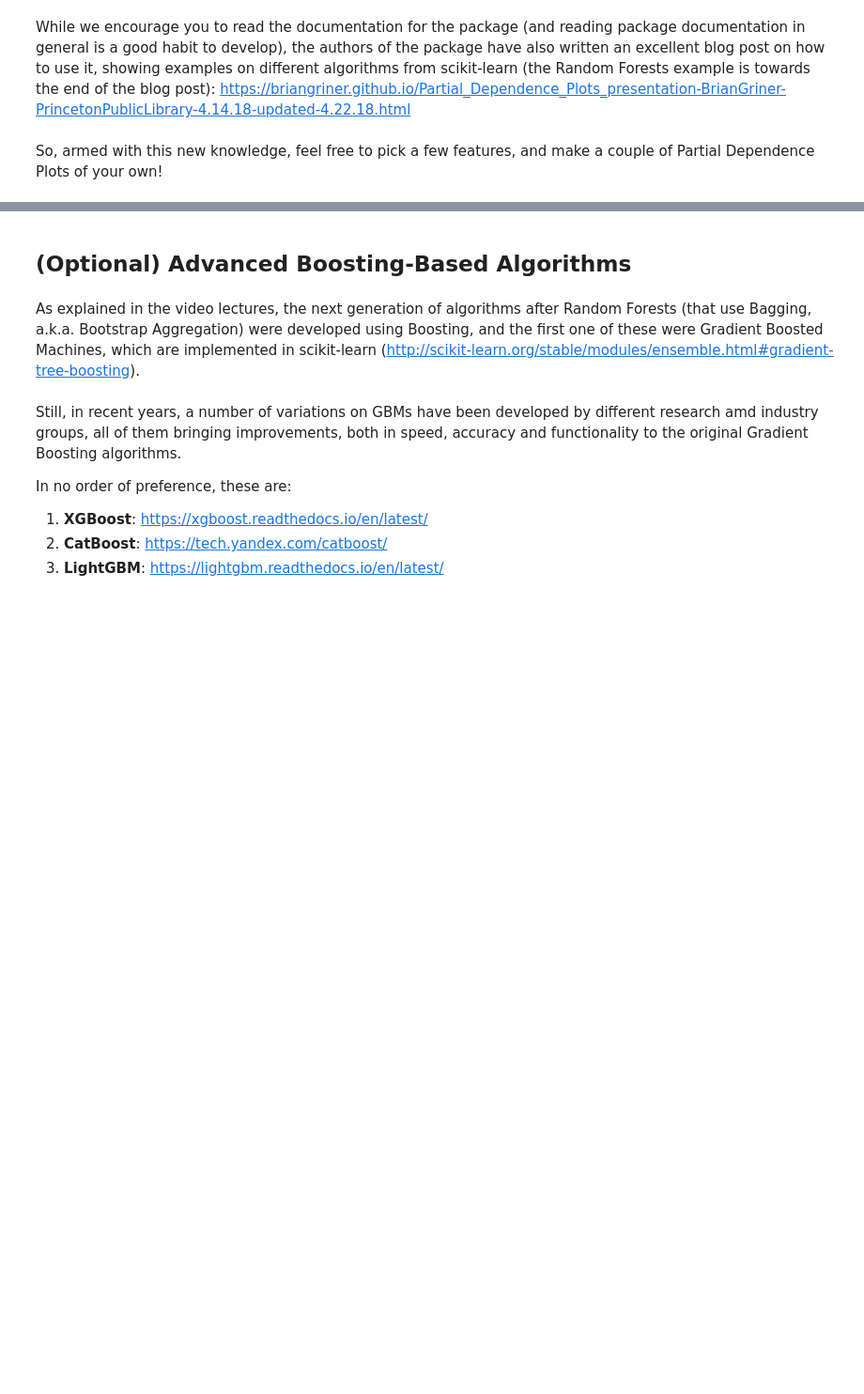
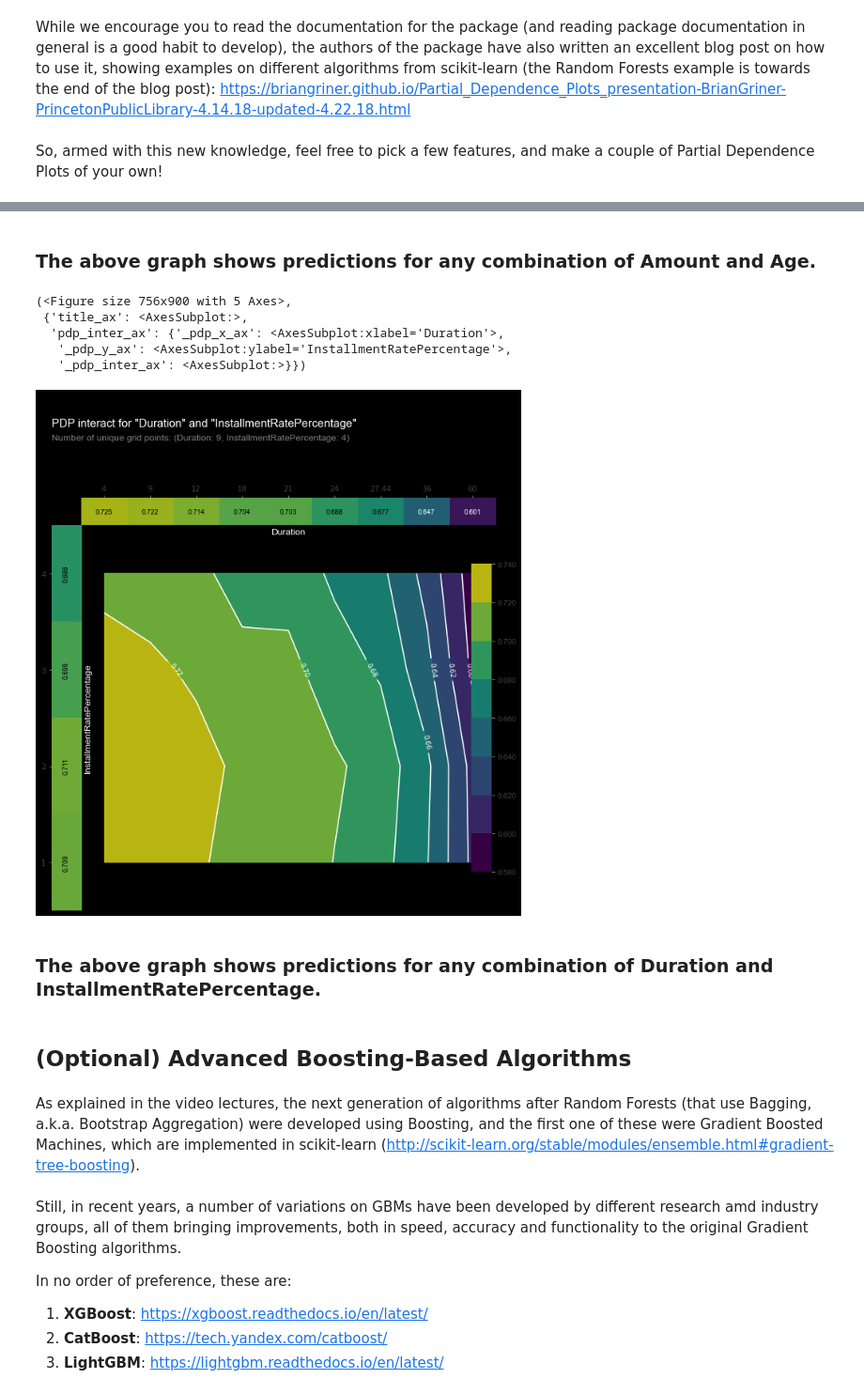
Before and after one commit to llpyyz/mec-mini-projects, a Jupyter notebook: mec-13.5.1-tree-based-algorithms-mini-project/Mini_Project_Tree-Based_Algorithms.ipynb, the cells around one changed output, grey strips where cells are left out. Shown at 94% size. Cells and saved outputs as stored; diff of their text form; code cells hidden in the pictures; blank space fills up the shorter version.

```diff
--- a/mec-13.5.1-tree-based-algorithms-mini-project/Mini_Project_Tree-Based_Algorithms.ipynb
+++ b/mec-13.5.1-tree-based-algorithms-mini-project/Mini_Project_Tree-Based_Algorithms.ipynb
@@ -777,3 +716,21 @@ Consider using the `--user` option or check the permissions.
+# %% [markdown]
+### The above graph shows predictions for any combination of Amount and Age.
+# %%
+pdp_Duration_InstallmentRatePercentage = pdp.pdp_interact(clf_rf, X_train, X.columns, ['Duration', 'InstallmentRatePercentage'])
+pdp.pdp_interact_plot(pdp_interact_out = pdp_Duration_InstallmentRatePercentage,
+                      feature_names = ['Duration', 'InstallmentRatePercentage'],
+                      plot_type='contour',
+                      x_quantile=True,
+                      plot_pdp=True)
+# %% [output]
+(<Figure size 756x900 with 5 Axes>,
+ {'title_ax': <AxesSubplot:>,
+  'pdp_inter_ax': {'_pdp_x_ax': <AxesSubplot:xlabel='Duration'>,
+   '_pdp_y_ax': <AxesSubplot:ylabel='InstallmentRatePercentage'>,
+   '_pdp_inter_ax': <AxesSubplot:>}})
+[figure, added]
+# %% [markdown]
+### The above graph shows predictions for any combination of Duration and InstallmentRatePercentage.
 # %% [markdown]
 ## (Optional) Advanced Boosting-Based Algorithms
 # %% [markdown]
```
Also changed, not shown: parts of 8 cells of this notebook.
